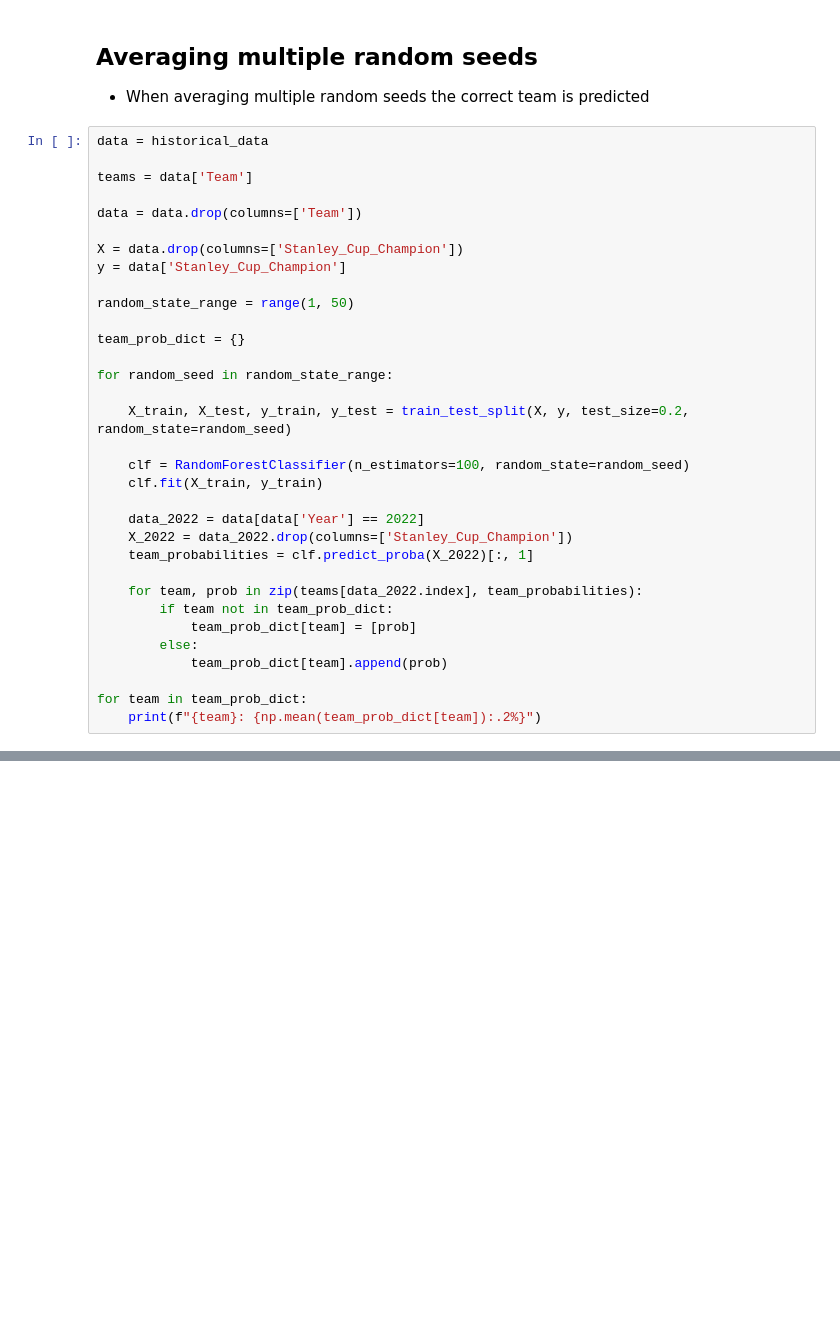
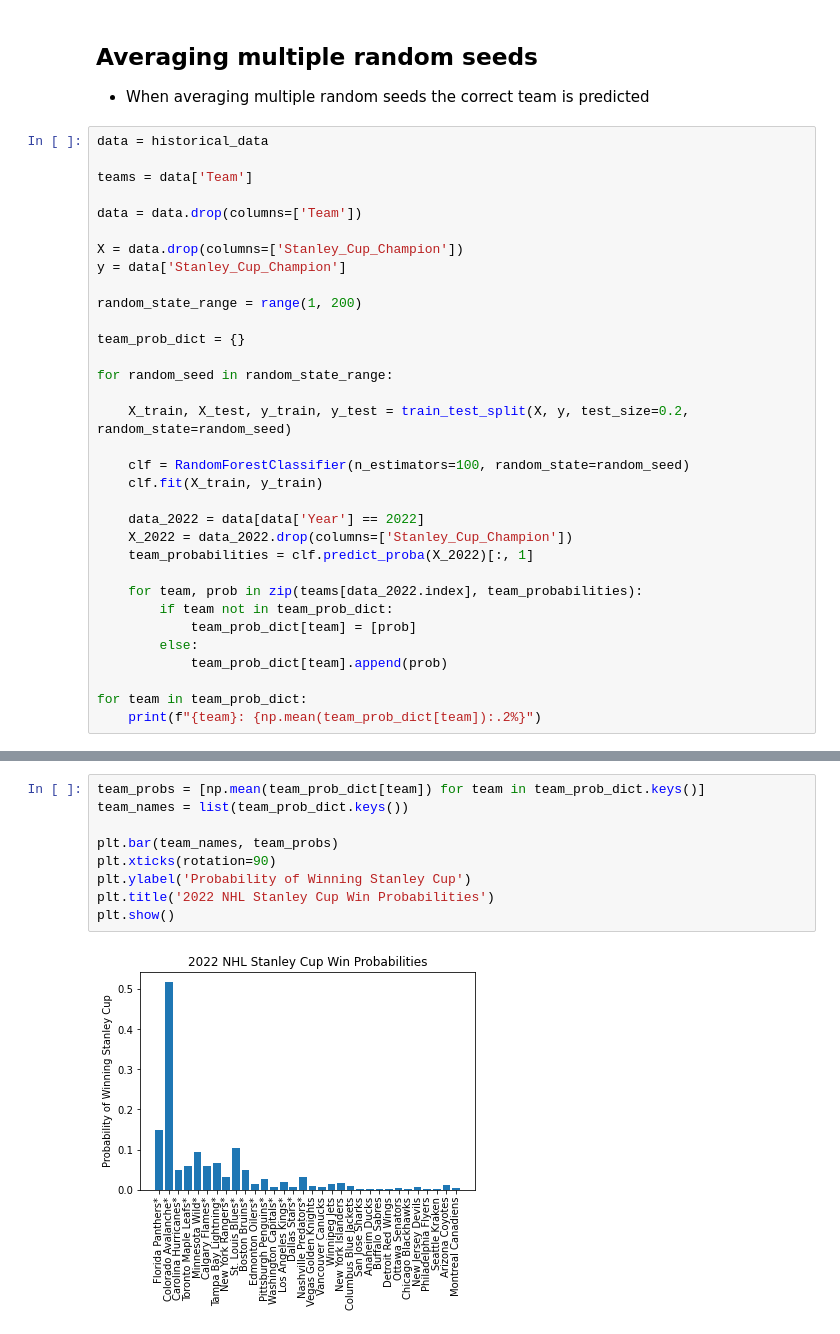
Before and after one commit to jdawg00527/CMSE202_Project, a Jupyter notebook: NHL Predictions.ipynb, the cells around one changed output, grey strips where cells are left out. Cells and saved outputs as stored; diff of their text form; blank space fills up the shorter version.

```diff
--- a/NHL Predictions.ipynb
+++ b/NHL Predictions.ipynb
@@ -115,7 +116,7 @@ data = data.drop(columns=['Team'])
 X = data.drop(columns=['Stanley_Cup_Champion'])
 y = data['Stanley_Cup_Champion']
 
-random_state_range = range(1, 50)
+random_state_range = range(1, 200)
 
 team_prob_dict = {}
 
@@ -158,0 +160,11 @@ Montreal Canadiens: 0.53%
+# %%
+team_probs = [np.mean(team_prob_dict[team]) for team in team_prob_dict.keys()]
+team_names = list(team_prob_dict.keys())
+
+plt.bar(team_names, team_probs)
+plt.xticks(rotation=90)
+plt.ylabel('Probability of Winning Stanley Cup')
+plt.title('2022 NHL Stanley Cup Win Probabilities')
+plt.show()
+# %% [output]
+[figure, added]
```
Also changed, not shown: parts of 5 cells of this notebook.
